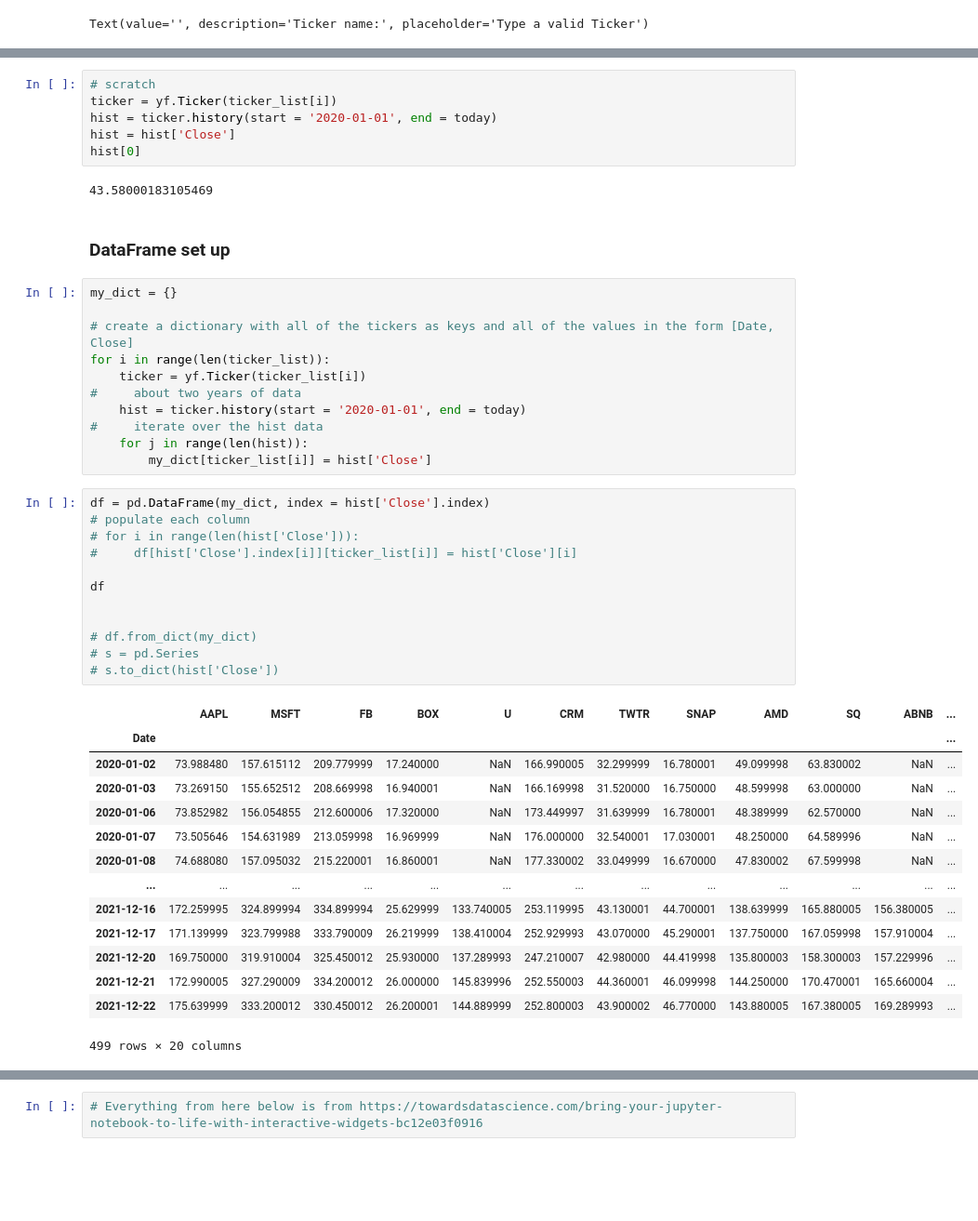
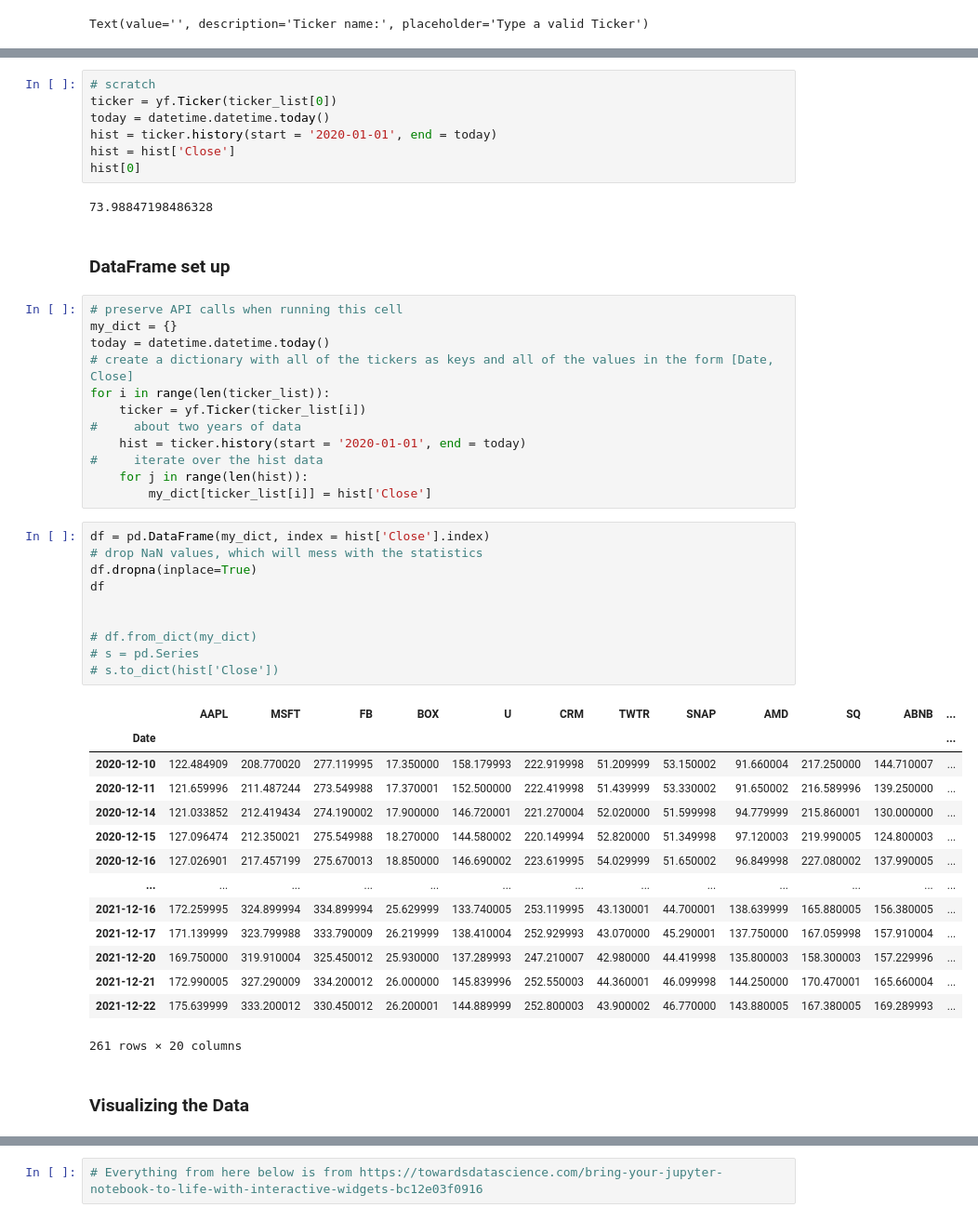
Before and after one commit to marcusprose/cointegration-and-stationarity, a Jupyter notebook: coint_and_stationarity.ipynb, the cells around one changed output, grey strips where cells are left out. Shown: that part at 93% size. Drawn from its saved outputs; the diff is of its cells as text; blank space fills up the shorter version.

```diff
--- a/coint_and_stationarity.ipynb
+++ b/coint_and_stationarity.ipynb
@@ -60,17 +63,19 @@ print(len(ticker_list))
 20
 # %%
 # scratch
-ticker = yf.Ticker(ticker_list[i])
+ticker = yf.Ticker(ticker_list[0])
+today = datetime.datetime.today()
 hist = ticker.history(start = '2020-01-01', end = today)
 hist = hist['Close']
 hist[0]
 # %% [output]
-43.58000183105469
+73.98847198486328
 # %% [markdown]
 ### DataFrame set up
 # %%
+# preserve API calls when running this cell
 my_dict = {}
-
+today = datetime.datetime.today()
 # create a dictionary with all of the tickers as keys and all of the values in the form [Date, Close]
 for i in range(len(ticker_list)):
     ticker = yf.Ticker(ticker_list[i])
@@ -81,28 +86,28 @@ for i in range(len(ticker_list)):
         my_dict[ticker_list[i]] = hist['Close']
 # %%
 df = pd.DataFrame(my_dict, index = hist['Close'].index)
-# populate each column
-# for i in range(len(hist['Close'])):
-#     df[hist['Close'].index[i]][ticker_list[i]] = hist['Close'][i]
-
+# drop NaN values, which will mess with the statistics
+df.dropna(inplace=True)
 df
 
 
 # df.from_dict(my_dict)
 # s = pd.Series
 # s.to_dict(hist['Close'])
 # %% [output]
 |  | AAPL | MSFT | FB | BOX | U | CRM | TWTR | SNAP | AMD | SQ | ABNB | ... |
 | Date |  |  |  |  |  |  |  |  |  |  |  | ... |
-| 2020-01-02 | 73.988480 | 157.615112 | 209.779999 | 17.240000 | NaN | 166.990005 | 32.299999 | 16.780001 | 49.099998 | 63.830002 | NaN | ... |
-| 2020-01-03 | 73.269150 | 155.652512 | 208.669998 | 16.940001 | NaN | 166.169998 | 31.520000 | 16.750000 | 48.599998 | 63.000000 | NaN | ... |
-| 2020-01-06 | 73.852982 | 156.054855 | 212.600006 | 17.320000 | NaN | 173.449997 | 31.639999 | 16.780001 | 48.389999 | 62.570000 | NaN | ... |
-| 2020-01-07 | 73.505646 | 154.631989 | 213.059998 | 16.969999 | NaN | 176.000000 | 32.540001 | 17.030001 | 48.250000 | 64.589996 | NaN | ... |
-| 2020-01-08 | 74.688080 | 157.095032 | 215.220001 | 16.860001 | NaN | 177.330002 | 33.049999 | 16.670000 | 47.830002 | 67.599998 | NaN | ... |
+| 2020-12-10 | 122.484909 | 208.770020 | 277.119995 | 17.350000 | 158.179993 | 222.919998 | 51.209999 | 53.150002 | 91.660004 | 217.250000 | 144.710007 | ... |
+| 2020-12-11 | 121.659996 | 211.487244 | 273.549988 | 17.370001 | 152.500000 | 222.419998 | 51.439999 | 53.330002 | 91.650002 | 216.589996 | 139.250000 | ... |
+| 2020-12-14 | 121.033852 | 212.419434 | 274.190002 | 17.900000 | 146.720001 | 221.270004 | 52.020000 | 51.599998 | 94.779999 | 215.860001 | 130.000000 | ... |
+| 2020-12-15 | 127.096474 | 212.350021 | 275.549988 | 18.270000 | 144.580002 | 220.149994 | 52.820000 | 51.349998 | 97.120003 | 219.990005 | 124.800003 | ... |
+| 2020-12-16 | 127.026901 | 217.457199 | 275.670013 | 18.850000 | 146.690002 | 223.619995 | 54.029999 | 51.650002 | 96.849998 | 227.080002 | 137.990005 | ... |
 | ... | ... | ... | ... | ... | ... | ... | ... | ... | ... | ... | ... | ... |
 | 2021-12-16 | 172.259995 | 324.899994 | 334.899994 | 25.629999 | 133.740005 | 253.119995 | 43.130001 | 44.700001 | 138.639999 | 165.880005 | 156.380005 | ... |
 | 2021-12-17 | 171.139999 | 323.799988 | 333.790009 | 26.219999 | 138.410004 | 252.929993 | 43.070000 | 45.290001 | 137.750000 | 167.059998 | 157.910004 | ... |
 | 2021-12-20 | 169.750000 | 319.910004 | 325.450012 | 25.930000 | 137.289993 | 247.210007 | 42.980000 | 44.419998 | 135.800003 | 158.300003 | 157.229996 | ... |
 | 2021-12-21 | 172.990005 | 327.290009 | 334.200012 | 26.000000 | 145.839996 | 252.550003 | 44.360001 | 46.099998 | 144.250000 | 170.470001 | 165.660004 | ... |
 | 2021-12-22 | 175.639999 | 333.200012 | 330.450012 | 26.200001 | 144.889999 | 252.800003 | 43.900002 | 46.770000 | 143.880005 | 167.380005 | 169.289993 | ... |
-499 rows × 20 columns
+261 rows × 20 columns
+# %% [markdown]
+### Visualizing the Data
```
Also changed, not shown: parts of 5 cells of this notebook.
